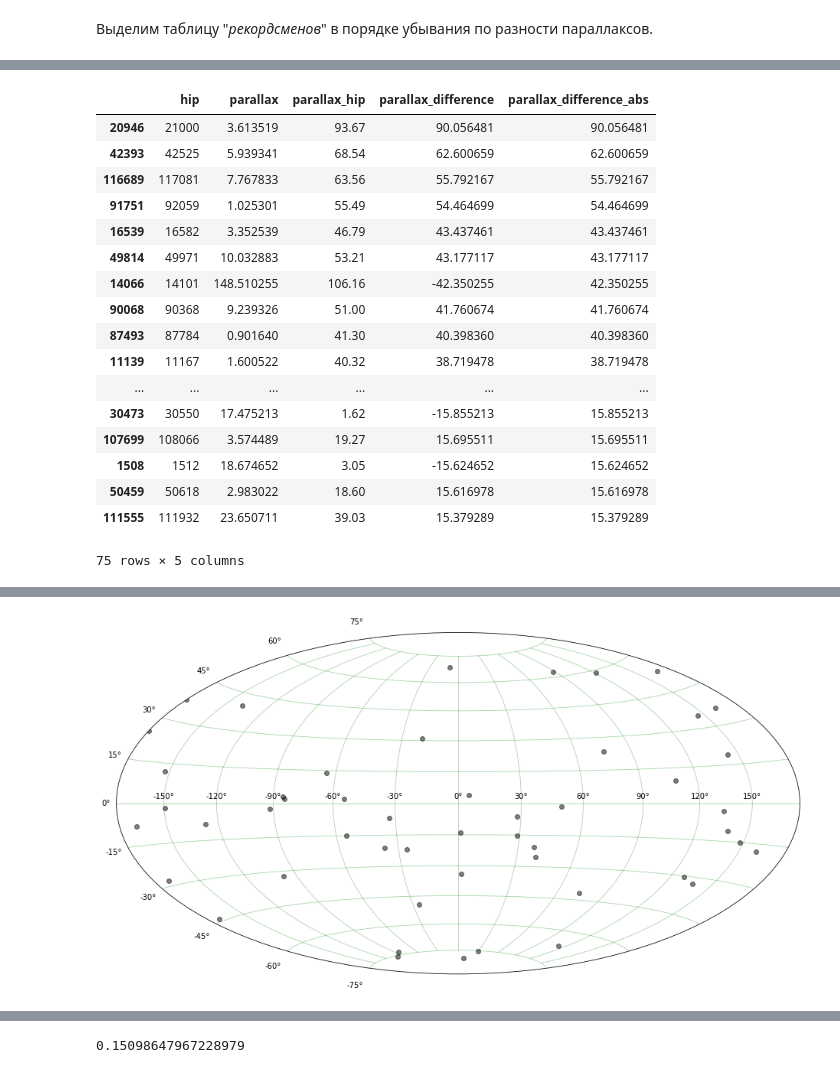
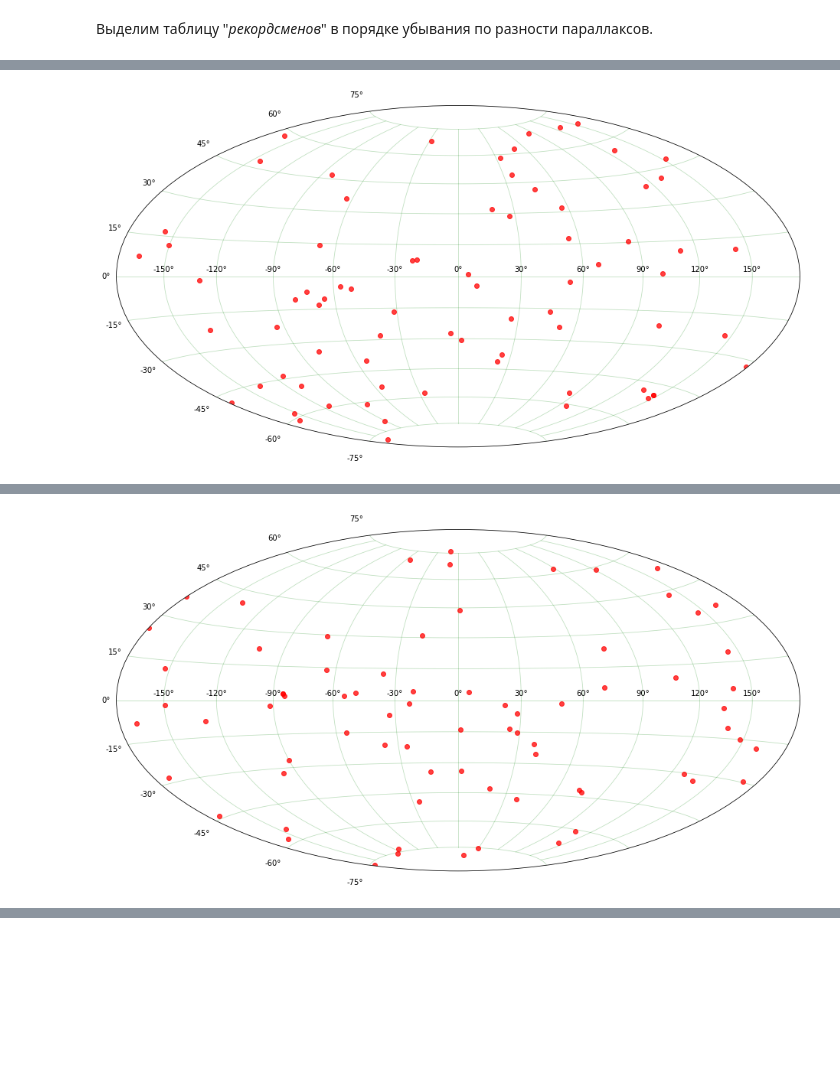
Before and after one commit to paantya/gaialib, a Jupyter notebook: d2018.ipynb, the cells around one changed output, grey strips where cells are left out. Cells and saved outputs as stored; diff of their text form; code cells hidden in the pictures; blank space fills up the shorter version.

```diff
--- a/d2018.ipynb
+++ b/d2018.ipynb
@@ -230,7 +245,7 @@ df_tgas_hip.sort_values(by='hip',inplace=True);
 # %% [markdown]
 ### Выделим **нужные** поля из hip2
 # %%
-hip_split = ['hip','parallax_hip','parallax_error_hip']
+hip_split = ['hip','parallax_hip','parallax_error_hip','ncomp', 'nobs']
 df_hip_tgas = df_hip[df_hip["hip"].isin(df_tgas_hip['hip'])][hip_split];
 # %% [markdown]
 Изменяем индексацию, что бы скрестить два подкаталога вместе. (В дальнейшем `df_tgas_hip` нельзя будет скрещивать с `df_tgas` стандартными функциями `pandas`. Оно нам особо и не нужно будет.)
@@ -239,6 +254,9 @@ df_tgas_hip.index = df_hip_tgas.index;
 
 df_tgas_hip['parallax_hip'] = df_hip_tgas['parallax_hip'];
 df_tgas_hip['parallax_error_hip'] = df_hip_tgas['parallax_error_hip'];
+df_tgas_hip['ncomp'] = df_hip_tgas['ncomp'];
+df_tgas_hip['nobs'] = df_hip_tgas['nobs'];
+
 #df_tgas_hip['parallax_relatively_difference'] = np.abs(df_tgas_hip['parallax'] - df_tgas_hip['parallax_hip'])
 
 #df_tgas_hip.head(10)
@@ -263,5 +281,17 @@ $$parallax_{hip} \neq Nan $$
 # %%
 srez = (df_tgas_hip['parallax'] > 0) & (df_tgas_hip['parallax_hip'] > 0 & ~df_tgas_hip['parallax'].apply(lambda x: np.isnan(x)) & ~df_tgas_hip['parallax_hip'].apply(lambda x: np.isnan(x)))
 
+df_tgas_hip['parallax_difference_qrt'] = np.power(df_tgas_hip[srez]['parallax_hip'],2) - np.power(df_tgas_hip[srez]['parallax'],2);
 df_tgas_hip['parallax_difference'] = df_tgas_hip[srez]['parallax_hip'] - df_tgas_hip[srez]['parallax'];
 df_tgas_hip['parallax_difference_abs'] = df_tgas_hip[srez]['parallax_difference'].apply(lambda x: np.abs(x));
+df_tgas_hip['parallax_difference_abs_qrt'] = df_tgas_hip[srez]['parallax_difference_qrt'].apply(lambda x: np.abs(x));
+df_tgas_hip['parallax_error_hip_tgas'] = np.sqrt(np.power(df_tgas_hip['parallax_error'],2) + np.power(df_tgas_hip['parallax_error_hip'],2))
+
+['parallax','parallax_error','parallax_hip','parallax_error_hip','parallax_difference','parallax_difference_abs',
+     'parallax_error_hip_tgas']
+df_tgas_hip[['parallax']].hist(bins='fd',range=(-10,50), color='k', alpha=0.75,  figsize = (10,5))
+df_tgas_hip[['parallax_hip']].hist(bins='fd',range=(-10,50), color='k', alpha=0.75,  figsize = (10,5))
+
+plt.show()
+
+df_tgas_hip[['parallax_hip','parallax_error_hip','parallax_difference','parallax_difference_qrt','nobs']].describe()
@@ -378,26 +396,7 @@ hexbinmy(df_tgas_hip,'ecl_lon', 'ecl_lat','parallax_difference_abs',70,np.min)
 # %%
-tmp = df_tgas_hip[['l','b','parallax_difference']].sort_values(by='parallax_difference', ascending=False).head(50)
+tmp = df_tgas_hip[['ra','dec','ecl_lon', 'ecl_lat','l','b','parallax_difference','parallax_difference_abs']].sort_values(by='parallax_difference_abs', ascending=False).head(75)
 df_tgas_hip[['hip','parallax','parallax_hip','parallax_difference','parallax_difference_abs']].sort_values(
-    by='parallax_difference_abs', ascending=False).head(75)
+    by='parallax_difference_abs', ascending=False).head(75);
-# %% [output]
-|  | hip | parallax | parallax_hip | parallax_difference | parallax_difference_abs |
-| 20946 | 21000 | 3.613519 | 93.67 | 90.056481 | 90.056481 |
-| 42393 | 42525 | 5.939341 | 68.54 | 62.600659 | 62.600659 |
-| 116689 | 117081 | 7.767833 | 63.56 | 55.792167 | 55.792167 |
-| 91751 | 92059 | 1.025301 | 55.49 | 54.464699 | 54.464699 |
-| 16539 | 16582 | 3.352539 | 46.79 | 43.437461 | 43.437461 |
-| 49814 | 49971 | 10.032883 | 53.21 | 43.177117 | 43.177117 |
-| 14066 | 14101 | 148.510255 | 106.16 | -42.350255 | 42.350255 |
-| 90068 | 90368 | 9.239326 | 51.00 | 41.760674 | 41.760674 |
-| 87493 | 87784 | 0.901640 | 41.30 | 40.398360 | 40.398360 |
-| 11139 | 11167 | 1.600522 | 40.32 | 38.719478 | 38.719478 |
-| ... | ... | ... | ... | ... | ... |
-| 30473 | 30550 | 17.475213 | 1.62 | -15.855213 | 15.855213 |
-| 107699 | 108066 | 3.574489 | 19.27 | 15.695511 | 15.695511 |
-| 1508 | 1512 | 18.674652 | 3.05 | -15.624652 | 15.624652 |
-| 50459 | 50618 | 2.983022 | 18.60 | 15.616978 | 15.616978 |
-| 111555 | 111932 | 23.650711 | 39.03 | 15.379289 | 15.379289 |
-75 rows × 5 columns
 # %%
 %%time
 
@@ -409,7 +408,7 @@ def scattermy(df0,x,y,c,gridsize=50,fun_red=np.average):
     print('{}: Begin plot_hex_hammer paralax {}, {}, {}.'.format(times(),x,y,gridsize))
     h = ax.plot(
         df0[x]*np.pi/180,
-        df0[y]*np.pi/180, 'ko', alpha=.5
+        df0[y]*np.pi/180, 'ro', alpha=.75
         #s = 1,
         #c = df0[c],
         #gridsize=gridsize,
@@ -432,10 +431,10 @@ def scattermy(df0,x,y,c,gridsize=50,fun_red=np.average):
 
     #plt.savefig('hexbin_'+x+'-'+y+'_'+str(gridsize)+'.png',dpi=1000,format='png')
     print('{}: End plot_hammer paralax.'.format(times()))
-    plt.grid(color='g',alpha = .35)#, linestyle='--', linewidth=1.9)
+    plt.grid(color='g',alpha = .25)#, linestyle='--', linewidth=1.9)
     plt.show()
 
-#scattermy(tmp,'ra','dec','parallax_difference',70,np.sum)
-scattermy(tmp,'l','b','parallax_difference_abs',70,np.max)
-#scattermy(tmp,'ecl_lon', 'ecl_lat','parallax_difference',70,np.mean)
+scattermy(tmp,'ra','dec','parallax_difference',75)
+scattermy(tmp,'l','b','parallax_difference_abs',75)
+scattermy(tmp,'ecl_lon', 'ecl_lat','parallax_difference',75)
 # %% [output]
@@ -444 +443 @@ scattermy(tmp,'l','b','parallax_difference_abs',70,np.max)
-[figure, old version]
+[figure, new version]
@@ -446,0 +446 @@ Wall time: 534 ms
+[figure, added]
@@ -569,4 +451,0 @@ def FVJ(J,A,D):
-# %%
-FVJ(1,1.5*np.pi,.1*np.pi)
-# %% [output]
-0.15098647967228979
```
Also changed, not shown: parts of 21 cells of this notebook, 1 other file.
